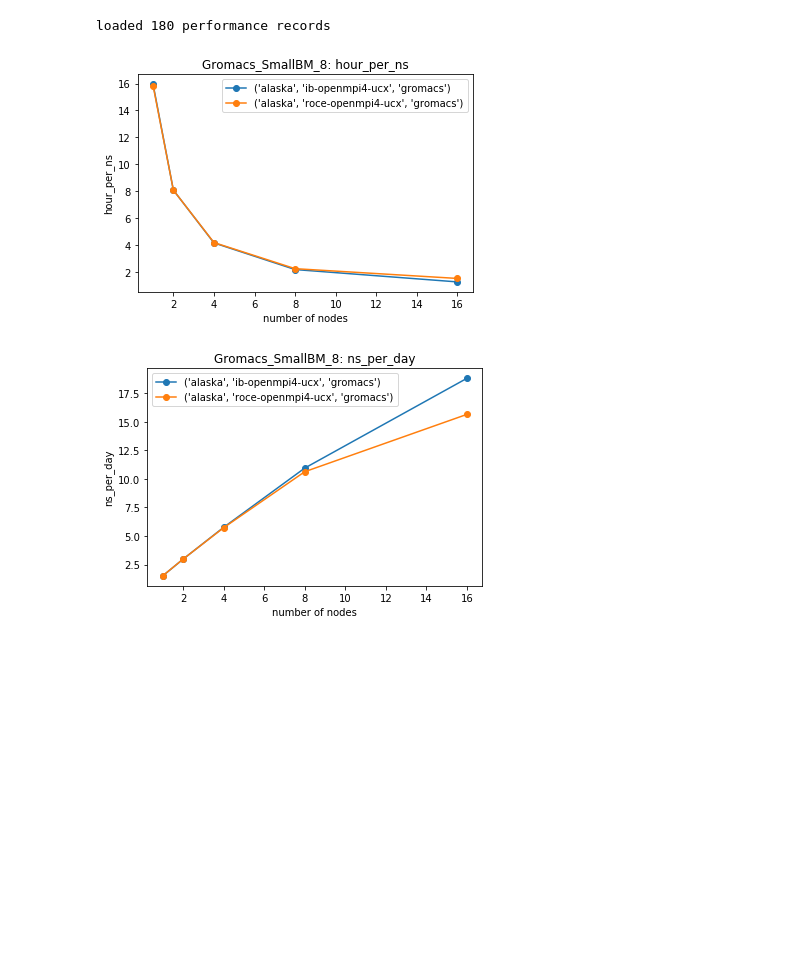
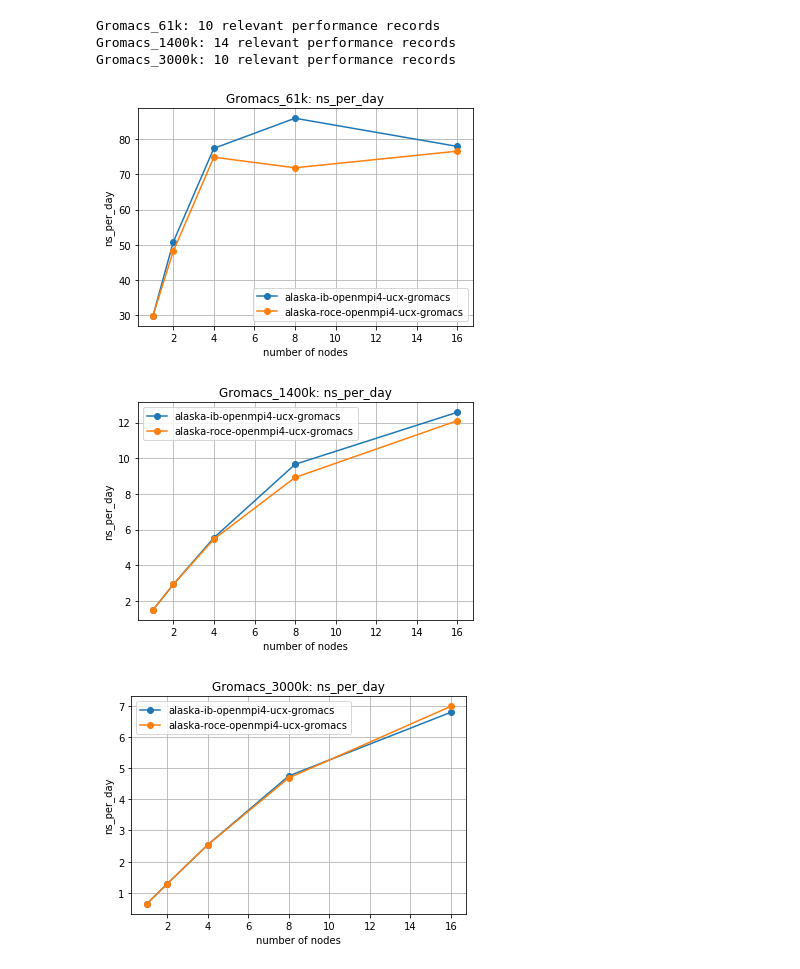
Before and after one commit to ukri-excalibur/excalibur-tests, a Jupyter notebook: gromacs/Gromacs.ipynb, the cells around one changed output. Drawn from its saved outputs; the diff is of its cells as text; code cells hidden in the pictures; blank space fills up the shorter version.

```diff
--- a/gromacs/Gromacs.ipynb
+++ b/gromacs/Gromacs.ipynb
@@ -9,38 +9,43 @@ import os, sys
 from pprint import pprint
 sys.path.extend(('../reframe', '..')) # the `modules` package imports `reframe` so need that in sys.modules
 import modules
-# %%
-# Load performance records
-perf_records = modules.utils.load_perf_logs('../perflogs', 'Gromacs', '.log')
-print('loaded %s performance records' % len(perf_records))
-# %% [output]
-loaded 180 performance records
-# %%
-# Plot comparisons across number of nodes for most-recent test per system/partition/environment:
-
-# perf-var:
-#  xs: n_cores, ys: value, s: SPE
-for perf_var, data in perf_records.groupby('perf_var'):
-    fig, ax = plt.subplots(nrows=1, ncols=1)
-    for spe, data in data.groupby(['sysname', 'partition', 'environ']):
-        xs = []
-        ys = []
-        for test, data in data.groupby('testname'): # NB this won't iterate in number-of-cores order!
-            n_nodes = int(test.rsplit('_')[-1]) # TODO: be better if we could get this into the perflog tbh
-            xs.append(n_nodes)
-            last_test = data.iloc[-1] # as we know performance logs go forward thro history
-            ys.append(last_test['perf_value'])
-            # now sort by number of nodes:
-        xs, ys = zip(*sorted(zip(xs, ys), key=lambda xy: xy[0]))
-        plt.plot(xs, ys, 'o-', label=spe)
-        ax.set_title('%s: %s' % (test, perf_var))
-        ax.legend()
-        ax.grid()
-        ax.set_xlabel('number of nodes')
-        ax.set_ylabel(perf_var)
-# %% [output]
-[figure, removed]
-[figure, removed]
+# %%
+# Plot ns_per_day vs number of nodes, for most-recent test per system/partition/environment
+# Higher values are better.
+
+for test in ['Gromacs_61k', 'Gromacs_1400k', 'Gromacs_3000k']:
+
+    # Load performance records & filter to those for ns_per_day:
+    perf_records = modules.utils.load_perf_logs('../perflogs', test, '.log')
+    perf_records = perf_records.loc[perf_records['perf_var'] == 'ns_per_day']
+    print('%s: %i relevant performance records' % (test, len(perf_records)))
+    #print(perf_records)
+
+    # calculate number of nodes:
+    perf_records['n_nodes'] = [int(tn.rsplit('_')[-1]) for tn in perf_records['testname']]
+
+    # find newest value for each
+
+    # plot:
+    fig, ax = plt.subplots(nrows=1, ncols=1)
+    for spe, data in perf_records.groupby(['sysname', 'partition', 'environ']):
+        data = data.drop_duplicates(subset=['n_nodes'], keep='last') # i.e. most recent
+        data = data.sort_values(by='n_nodes')
+        ax.plot('n_nodes', 'perf_value', 'o-', data=data, label='-'.join(spe))
+
+    # format:
+    ax.set_title('%s: %s' % (test, 'ns_per_day'))
+    ax.legend()
+    ax.grid()
+    ax.set_xlabel('number of nodes')
+    ax.set_ylabel(perf_var)
+# %% [output]
+Gromacs_61k: 10 relevant performance records
+Gromacs_1400k: 14 relevant performance records
+Gromacs_3000k: 10 relevant performance records
+[figure, added]
+[figure, added]
+[figure, added]
 # %%
 # Plot performance history:
 modules.plots.plot_perf_history(perf_records)
```
Also changed, not shown: parts of 2 cells of this notebook, 1 other file.
